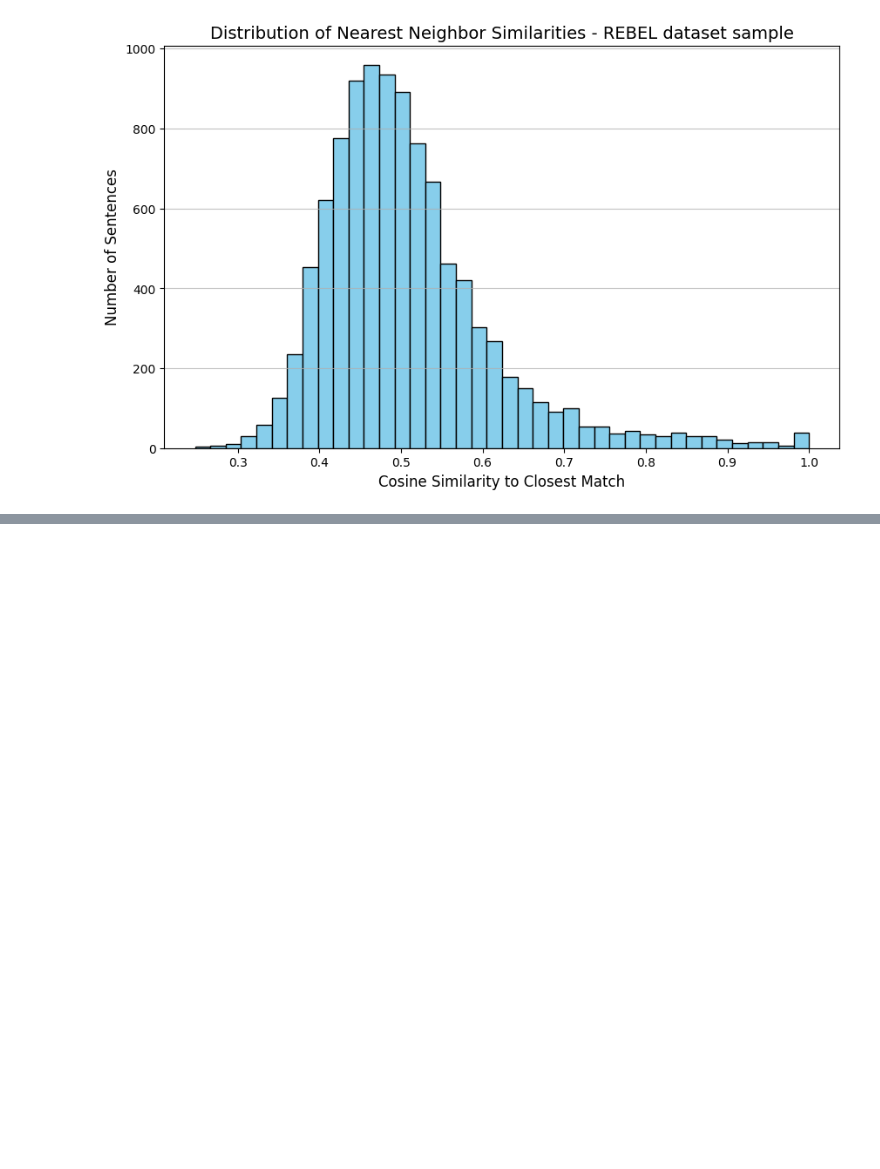
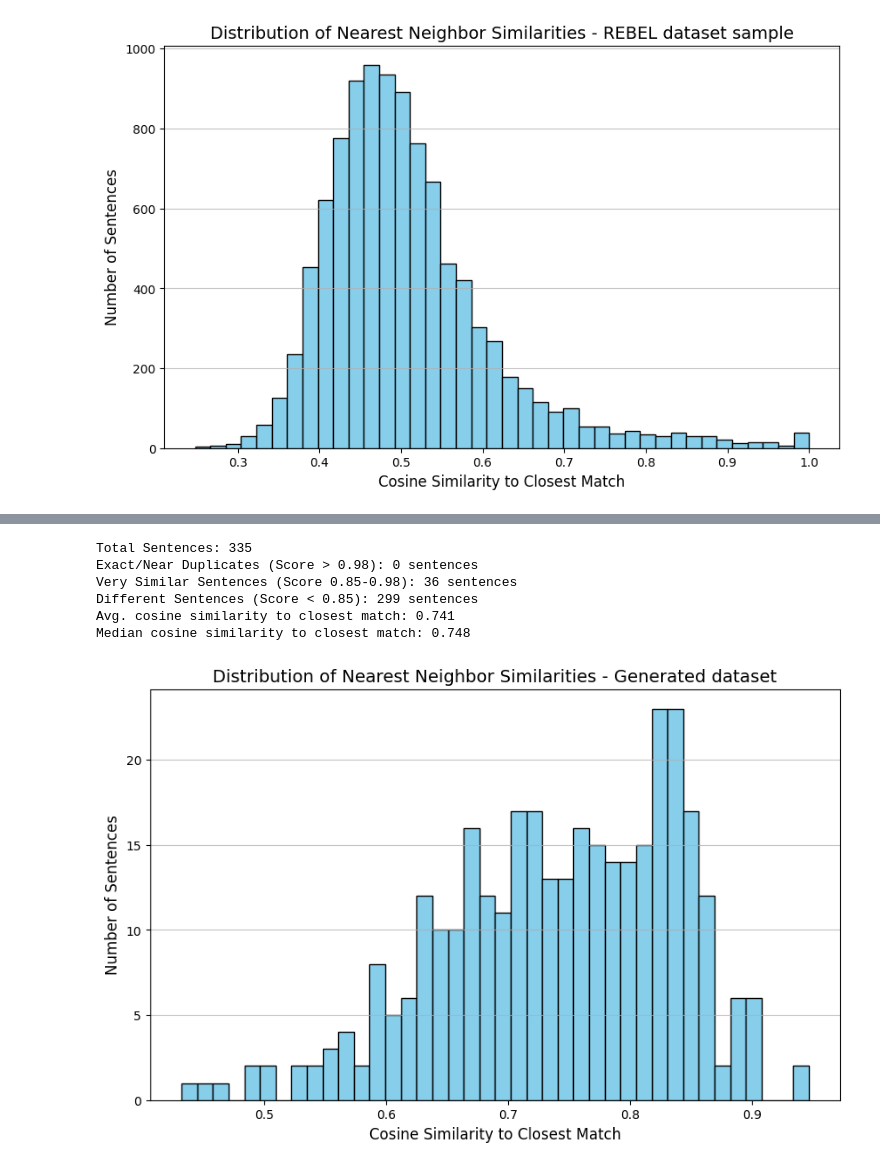
Before and after one commit to MatejPriesol/synthetic-financial-text-generation, a Jupyter notebook: notebooks/diversity_plots.ipynb, the cells around one changed output, grey strips where cells are left out. Drawn from its saved outputs; the diff is of its cells as text; code cells hidden in the pictures; blank space fills up the shorter version.

```diff
--- a/notebooks/diversity_plots.ipynb
+++ b/notebooks/diversity_plots.ipynb
@@ -366,0 +419,8 @@ plt.show()
+# %%
+synthetic_data_path = Path("data") / "03_synthetic" / "ontology_2_percent_half_fixed.json"
+#synthetic_data_path = Path("data") / "03_synthetic" / "few_shot_100_examples.json"
+synthetic_data = load_synthetic_fire_data(synthetic_data_path)
+
+sentences = [sample.sentence for sample in synthetic_data]
+
+scores = evaluate_semantic_similarity(sentences)
@@ -366,0 +445,35 @@ plt.show()
+# %%
+scores.fill_diagonal_(-1)   # So it doesn't match with itself
+max_scores, _ = torch.max(scores, dim=1)
+max_scores_list = max_scores.tolist()
+# %%
+duplicates = sum(1 for score in max_scores_list if score >= 0.98)
+very_similar = sum(1 for score in max_scores_list if 0.85 <= score < 0.98)
+different = sum(1 for score in max_scores_list if score < 0.85)
+
+print(f"Total Sentences: {len(sentences)}")
+print(f"Exact/Near Duplicates (Score > 0.98): {duplicates} sentences")
+print(f"Very Similar Sentences (Score 0.85-0.98): {very_similar} sentences")
+print(f"Different Sentences (Score < 0.85): {different} sentences")
+
+print(f"Avg. cosine similarity to closest match: {statistics.mean(max_scores_list):.3f}")
+print(f"Median cosine similarity to closest match: {statistics.median(max_scores_list):.3f}")
+# %% [output]
+Total Sentences: 335
+Exact/Near Duplicates (Score > 0.98): 0 sentences
+Very Similar Sentences (Score 0.85-0.98): 36 sentences
+Different Sentences (Score < 0.85): 299 sentences
+Avg. cosine similarity to closest match: 0.741
+Median cosine similarity to closest match: 0.748
+# %%
+plt.figure(figsize=(10, 6))
+plt.hist(max_scores_list, bins=40, color='skyblue', edgecolor='black')
+
+plt.title("Distribution of Nearest Neighbor Similarities - Generated dataset", fontsize=14)
+plt.xlabel("Cosine Similarity to Closest Match", fontsize=12)
+plt.ylabel("Number of Sentences", fontsize=12)
+plt.grid(axis='y', alpha=0.75)
+
+plt.show()
+# %% [output]
+[figure, added]
```
Also changed, not shown: parts of 6 cells of this notebook, 3 other files.
